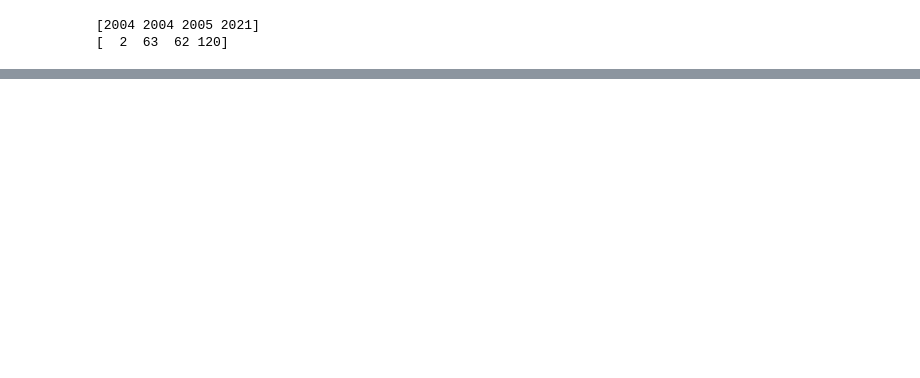
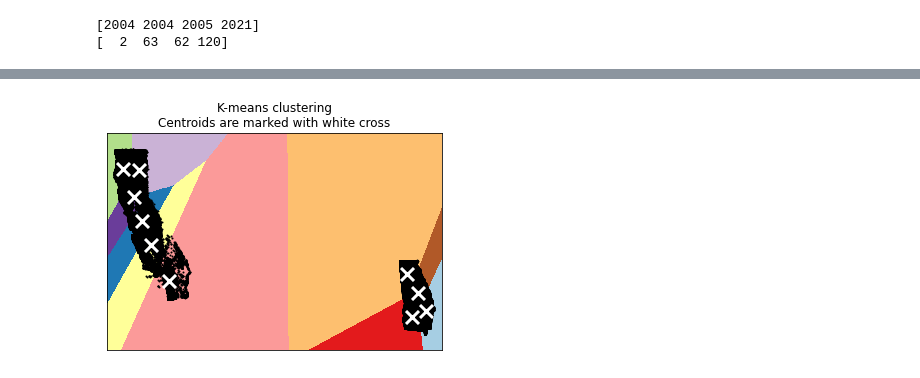
Before and after one commit to kimtaeho07/CS155-MP1, a Jupyter notebook: KaggleVisualization.ipynb, the cells around one changed output, grey strips where cells are left out. Cells and saved outputs as stored; diff of their text form; code cells hidden in the pictures; blank space fills up the shorter version.

Commit message:
Added k-means clustering function with visualization

```diff
--- a/KaggleVisualization.ipynb
+++ b/KaggleVisualization.ipynb
@@ -357,0 +470,5 @@ train_year, train_dayofyr = dateTransform(train_df)
+# %%
+#Visualize k-means
+labels, centers = k_means(train_df,k=10, cluster_names = ['LONGITUDE', 'LATITUDE'], plot_fig_flag=1, save_fig_flag=0)
+# %% [output]
+[figure, added]
```
Also changed, not shown: parts of 9 cells of this notebook.
